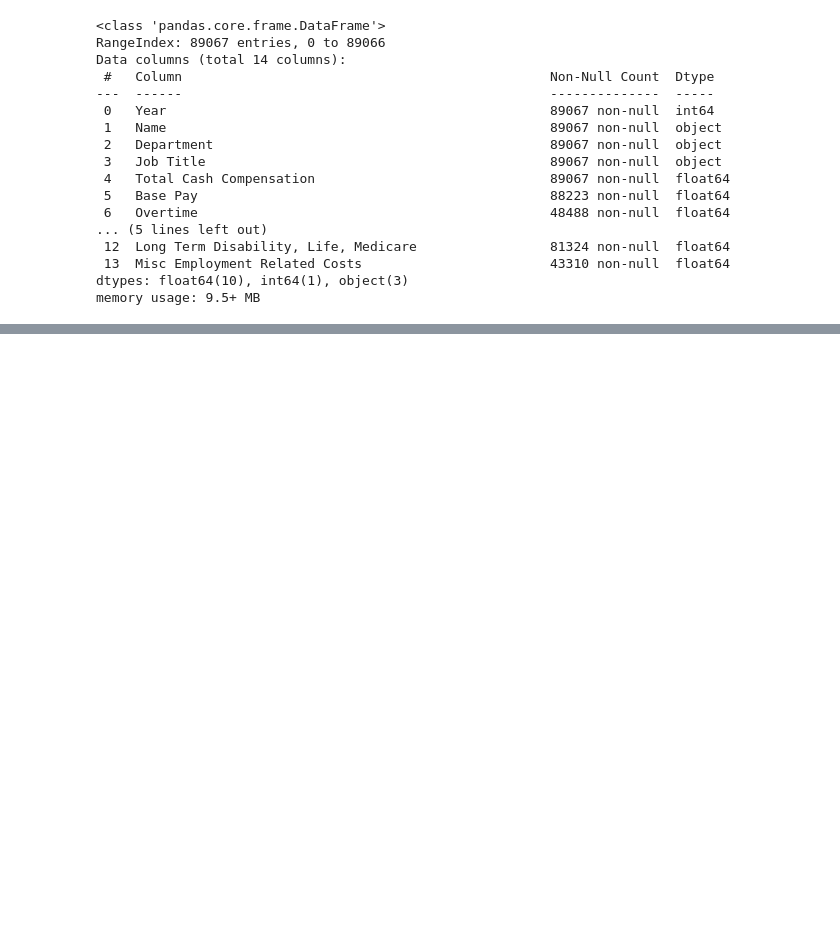
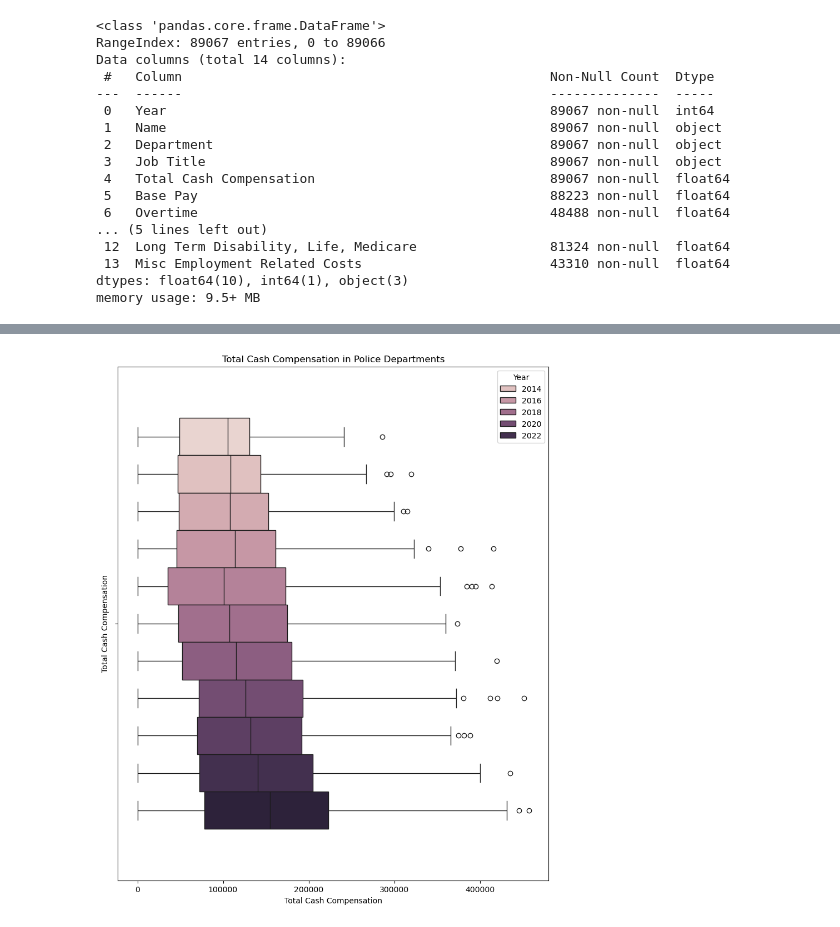
Before and after one commit to ryanfernald/San-Jose-Employment-Analysis, a Jupyter notebook: NewEDA.ipynb, the cells around one changed output, grey strips where cells are left out. Saved outputs shown, nothing was run; the diff lists cells and outputs as text; code cells hidden in the pictures; blank space fills up the shorter version.

```diff
--- a/NewEDA.ipynb
+++ b/NewEDA.ipynb
@@ -254,0 +257,3 @@ memory usage: 9.5+ MB
+# %%
+df_all = pd.read_csv("df_all_years_clean.csv")
+df_all.info()
@@ -254,0 +294,11 @@ memory usage: 9.5+ MB
+# %%
+df_police = df_all[df_all['Department'].str.contains('Police', case=False, regex=True)]
+
+# Create a boxplot for 'Total Cash Compensation' in the filtered data
+plt.figure(figsize=(10, 12))
+sns.boxplot(data=df_police, x='Total Cash Compensation', hue = "Year")
+plt.title('Total Cash Compensation in Police Departments')
+plt.ylabel('Total Cash Compensation')
+plt.show()
+# %% [output]
+[figure, added]
```
Also changed, not shown: parts of 6 cells of this notebook.
